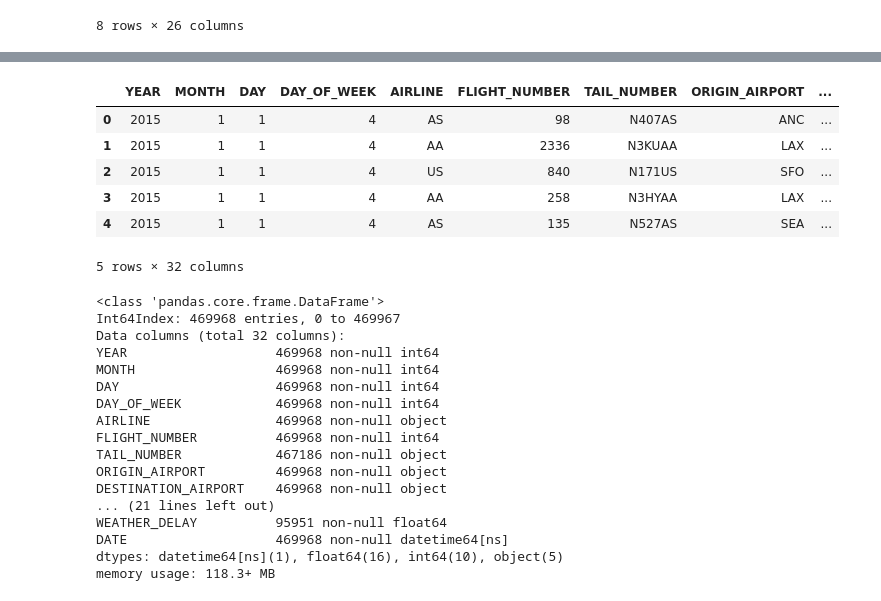
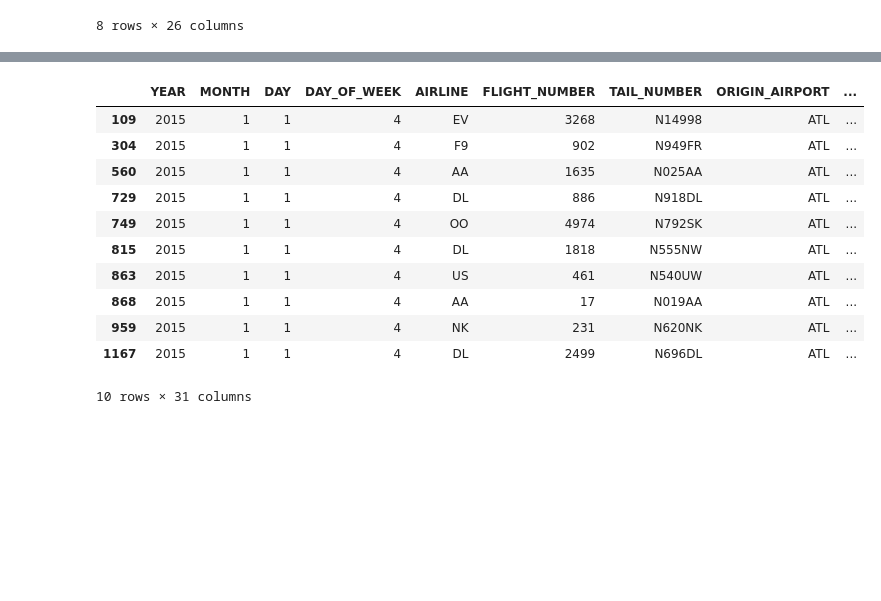
Before and after one commit to fgallardoc/BA, a Jupyter notebook: BA_PROYECTO-VERSION 3.ipynb, the cells around one changed output, grey strips where cells are left out. Cells and saved outputs as stored; diff of their text form; code cells hidden in the pictures; blank space fills up the shorter version.

```diff
--- a/BA_PROYECTO-VERSION 3.ipynb
+++ b/BA_PROYECTO-VERSION 3.ipynb
@@ -42,33 +98,26 @@ Cantidad de filas set small = 469968
+# %%
+data.head(10)
+# %% [output]
+|  | YEAR | MONTH | DAY | DAY_OF_WEEK | AIRLINE | FLIGHT_NUMBER | TAIL_NUMBER | ORIGIN_AIRPORT | ... |
+| 109 | 2015 | 1 | 1 | 4 | EV | 3268 | N14998 | ATL | ... |
+| 304 | 2015 | 1 | 1 | 4 | F9 | 902 | N949FR | ATL | ... |
+| 560 | 2015 | 1 | 1 | 4 | AA | 1635 | N025AA | ATL | ... |
+| 729 | 2015 | 1 | 1 | 4 | DL | 886 | N918DL | ATL | ... |
+| 749 | 2015 | 1 | 1 | 4 | OO | 4974 | N792SK | ATL | ... |
+| 815 | 2015 | 1 | 1 | 4 | DL | 1818 | N555NW | ATL | ... |
+| 863 | 2015 | 1 | 1 | 4 | US | 461 | N540UW | ATL | ... |
+| 868 | 2015 | 1 | 1 | 4 | AA | 17 | N019AA | ATL | ... |
+| 959 | 2015 | 1 | 1 | 4 | NK | 231 | N620NK | ATL | ... |
+| 1167 | 2015 | 1 | 1 | 4 | DL | 2499 | N696DL | ATL | ... |
+10 rows × 31 columns
 # %%
+#print("Tipo de variable")
+#data_flights.info()
+#data_flights.columns.values
 # concateno las variables YEAR,MONTH & DAY
-data = data_small.copy() #trabajamos por mientras con los datos del set pequeño
-data["DATE"] = pd.to_datetime(data[["YEAR","MONTH", "DAY"]])
-data.head()
+#trabajamos por mientras con los datos del set pequeño
+#data["DATE"] = pd.to_datetime(data[["YEAR","MONTH", "DAY"]])# crar variable que concatena al año-mes-dia
+data_1=data.copy()
+Variables_Borradas_1 =['AIR_SYSTEM_DELAY','SECURITY_DELAY', 'AIRLINE_DELAY', 'LATE_AIRCRAFT_DELAY',
+                       'WEATHER_DELAY','CANCELLATION_REASON'] # BORRADAS POR CANTIDAD DE MISSING VALUES
+data_1.drop(Variables_Borradas_1, axis = 1, inplace = True)
-# %% [output]
-|  | YEAR | MONTH | DAY | DAY_OF_WEEK | AIRLINE | FLIGHT_NUMBER | TAIL_NUMBER | ORIGIN_AIRPORT | ... |
-| 0 | 2015 | 1 | 1 | 4 | AS | 98 | N407AS | ANC | ... |
-| 1 | 2015 | 1 | 1 | 4 | AA | 2336 | N3KUAA | LAX | ... |
-| 2 | 2015 | 1 | 1 | 4 | US | 840 | N171US | SFO | ... |
-| 3 | 2015 | 1 | 1 | 4 | AA | 258 | N3HYAA | LAX | ... |
-| 4 | 2015 | 1 | 1 | 4 | AS | 135 | N527AS | SEA | ... |
-5 rows × 32 columns
-# %%
-data.info()
-# %% [output]
-<class 'pandas.core.frame.DataFrame'>
-Int64Index: 469968 entries, 0 to 469967
-Data columns (total 32 columns):
-YEAR                   469968 non-null int64
-MONTH                  469968 non-null int64
-DAY                    469968 non-null int64
-DAY_OF_WEEK            469968 non-null int64
-AIRLINE                469968 non-null object
-FLIGHT_NUMBER          469968 non-null int64
-TAIL_NUMBER            467186 non-null object
-ORIGIN_AIRPORT         469968 non-null object
-DESTINATION_AIRPORT    469968 non-null object
-... (21 lines left out)
-WEATHER_DELAY          95951 non-null float64
-DATE                   469968 non-null datetime64[ns]
-dtypes: datetime64[ns](1), float64(16), int64(10), object(5)
-memory usage: 118.3+ MB
```
Also changed, not shown: parts of 12 cells of this notebook.
